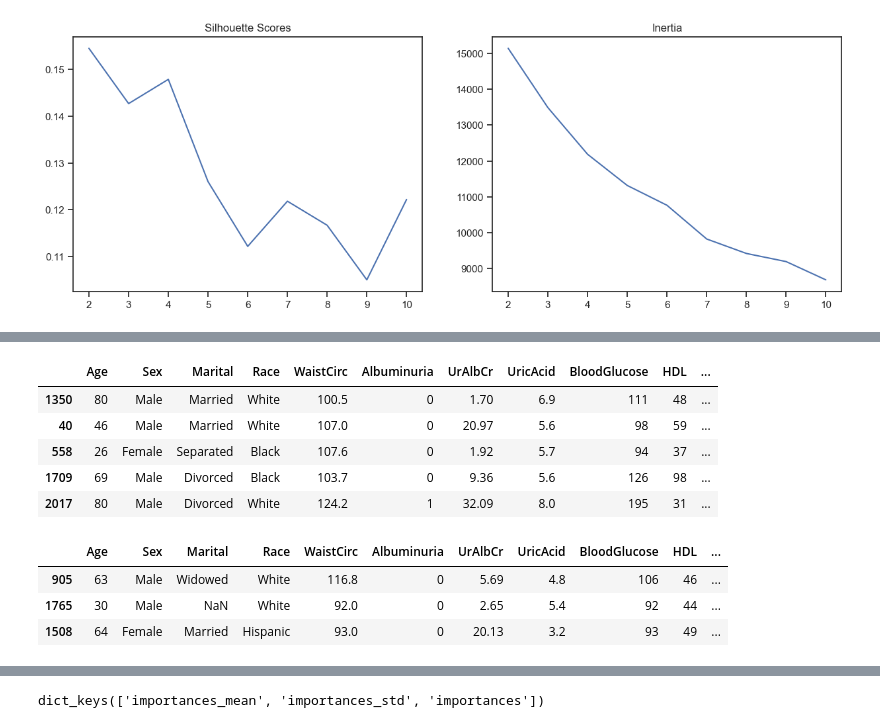
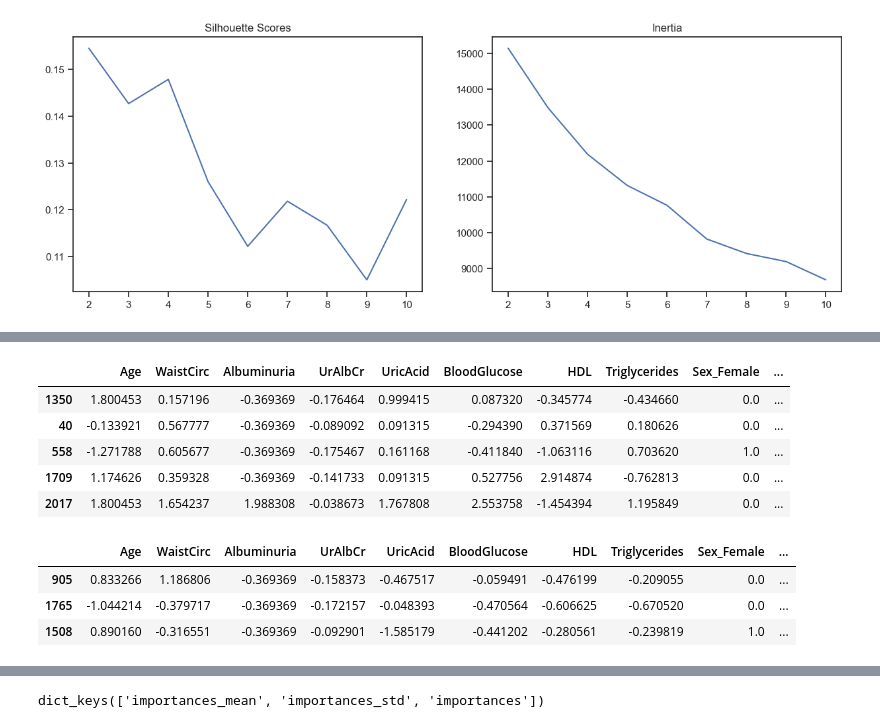
Before and after one commit to Rovidicus/Metabolic-Syndrome, a Jupyter notebook: Metabolic_Syndrome_KMeans.ipynb, the cells around one changed output, grey strips where cells are left out. Saved outputs shown, nothing was run; the diff lists cells and outputs as text; code cells hidden in the pictures.

```diff
--- a/Metabolic_Syndrome_KMeans.ipynb
+++ b/Metabolic_Syndrome_KMeans.ipynb
@@ -405,7 +394,7 @@ rf_pipe.get_params()
  'randomforestclassifier__warm_start': False}
 # %%
 # Define dictionary of parameters to tune
-param_grid = {'randomforestclassifier__max_depth': [1, 2, 3, 4, 5, 6, 7, 8, 9, 10, None],
+param_grid = {'randomforestclassifier__max_depth': [5,10,15,20,25,30, None],
               'randomforestclassifier__min_samples_leaf': [1, 2, 3, 4, 5, 6, 7, 8, 9, 10],
               'randomforestclassifier__min_samples_split': [2, 3, 4]}
 # %%
@@ -558,8 +547,8 @@ from sklearn.cluster import KMeans
 from sklearn.metrics import silhouette_score
 # %%
 # Fitting to training and transforming
-X_train_tf = col_transformer.fit_transform(X_train)
-X_test_tf = col_transformer.transform(X_test)
+X_train_tf = preprocessor.fit_transform(X_train)
+X_test_tf = preprocessor.transform(X_test)
 X_train_tf.head()
 # %% [output]
 |  | Age | WaistCirc | Albuminuria | UrAlbCr | UricAcid | BloodGlucose | HDL | Triglycerides | Sex_Female | ... |
@@ -622,24 +611,24 @@ array([1, 1, 0, 1, 1, 1, 0, 1, 0, 1, 0, 0, 1, 2, 1, 0, 1, 0, 1, 0, 0, 1,
        0, 0, 0, 1, 2, 2, 1])
 # %%
 # Add the clusters as a column in the dataframe
-X_train['cluster'] = kmeans.labels_
-X_train.head()
+X_train_tf['cluster'] = kmeans.labels_
+X_train_tf.head()
 # %% [output]
-|  | Age | Sex | Marital | Race | WaistCirc | Albuminuria | UrAlbCr | UricAcid | BloodGlucose | HDL | ... |
-| 1350 | 80 | Male | Married | White | 100.5 | 0 | 1.70 | 6.9 | 111 | 48 | ... |
-| 40 | 46 | Male | Married | White | 107.0 | 0 | 20.97 | 5.6 | 98 | 59 | ... |
-| 558 | 26 | Female | Separated | Black | 107.6 | 0 | 1.92 | 5.7 | 94 | 37 | ... |
-| 1709 | 69 | Male | Divorced | Black | 103.7 | 0 | 9.36 | 5.6 | 126 | 98 | ... |
-| 2017 | 80 | Male | Divorced | White | 124.2 | 1 | 32.09 | 8.0 | 195 | 31 | ... |
+|  | Age | WaistCirc | Albuminuria | UrAlbCr | UricAcid | BloodGlucose | HDL | Triglycerides | Sex_Female | ... |
+| 1350 | 1.800453 | 0.157196 | -0.369369 | -0.176464 | 0.999415 | 0.087320 | -0.345774 | -0.434660 | 0.0 | ... |
+| 40 | -0.133921 | 0.567777 | -0.369369 | -0.089092 | 0.091315 | -0.294390 | 0.371569 | 0.180626 | 0.0 | ... |
+| 558 | -1.271788 | 0.605677 | -0.369369 | -0.175467 | 0.161168 | -0.411840 | -1.063116 | 0.703620 | 1.0 | ... |
+| 1709 | 1.174626 | 0.359328 | -0.369369 | -0.141733 | 0.091315 | 0.527756 | 2.914874 | -0.762813 | 0.0 | ... |
+| 2017 | 1.800453 | 1.654237 | 1.988308 | -0.038673 | 1.767808 | 2.553758 | -1.454394 | 1.195849 | 0.0 | ... |
 # %%
 # Now adding predicted clusters to testing data
-X_test['cluster'] = pred_clusters
-X_test.head(3)
+X_test_tf['cluster'] = pred_clusters
+X_test_tf.head(3)
 # %% [output]
-|  | Age | Sex | Marital | Race | WaistCirc | Albuminuria | UrAlbCr | UricAcid | BloodGlucose | HDL | ... |
-| 905 | 63 | Male | Widowed | White | 116.8 | 0 | 5.69 | 4.8 | 106 | 46 | ... |
-| 1765 | 30 | Male | NaN | White | 92.0 | 0 | 2.65 | 5.4 | 92 | 44 | ... |
-| 1508 | 64 | Female | Married | Hispanic | 93.0 | 0 | 20.13 | 3.2 | 93 | 49 | ... |
+|  | Age | WaistCirc | Albuminuria | UrAlbCr | UricAcid | BloodGlucose | HDL | Triglycerides | Sex_Female | ... |
+| 905 | 0.833266 | 1.186806 | -0.369369 | -0.158373 | -0.467517 | -0.059491 | -0.476199 | -0.209055 | 0.0 | ... |
+| 1765 | -1.044214 | -0.379717 | -0.369369 | -0.172157 | -0.048393 | -0.470564 | -0.606625 | -0.670520 | 0.0 | ... |
+| 1508 | 0.890160 | -0.316551 | -0.369369 | -0.092901 | -1.585179 | -0.441202 | -0.280561 | -0.239819 | 1.0 | ... |
 # %%
 # Group the dataframe by cluster and aggregate by mean values
 # Add as_index=False so that the clusters are a column, not the index
```
Also changed, not shown: parts of 19 cells of this notebook, 1 other file.
